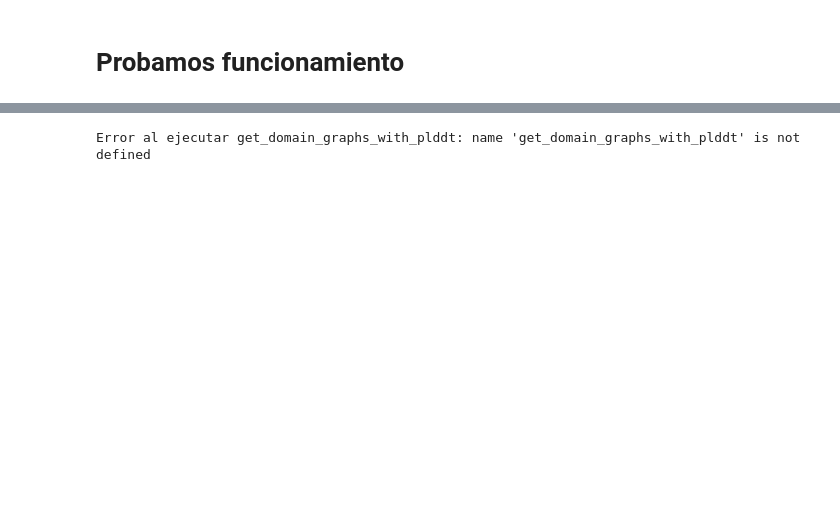
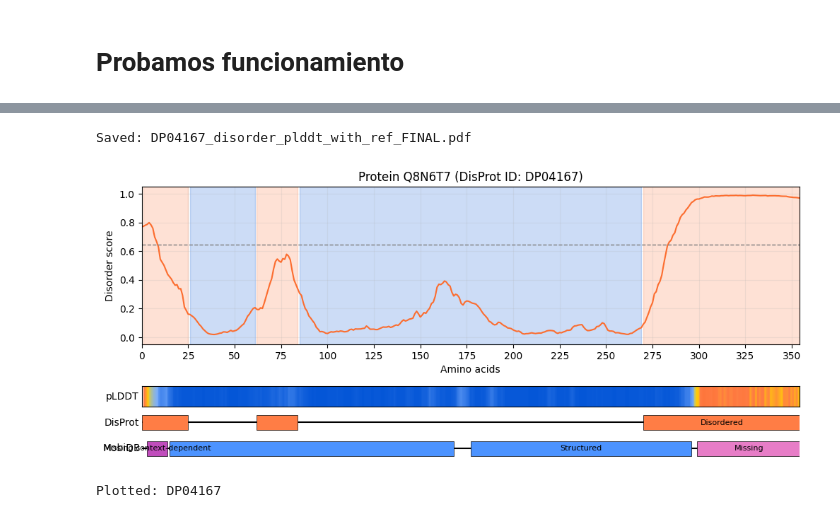
Before and after one commit to sofiaaduarte/emb2dis, a Jupyter notebook: notebooks/plot_disorder-AF.ipynb, the cells around one changed output, grey strips where cells are left out. Cells and saved outputs as stored; diff of their text form; code cells hidden in the pictures; blank space fills up the shorter version.

```diff
--- a/notebooks/plot_disorder-AF.ipynb
+++ b/notebooks/plot_disorder-AF.ipynb
@@ -431,61 +693,46 @@ protein = {
     'uniprot_id': "Q8N6T7"
 }
 
-c = {
-    "missing": "#e377c2ff",
-    "missing_context_dependent": "#C04DBC",
-    "structured": "#0053D6",
-    "disordered": "#FC6D2F"
-}
 
 # Múltiples pistas/paneles de regiones
 custom_region_tracks = [
     {
         "label": "DisProt",
         "regions": [
             (0, 25, c['disordered'], ""),
             (62, 84,c['disordered'], ""),
-            (270, 355,c['disordered'], "DNA binding"),
+            (270, 355,c['disordered'], "Disordered"),
         ]
     },
     {
         "label": "MobiDB",
         "regions": [
-            (3, 14, c['missing_context_dependent'], "CD"),
-            (15, 168, c['structured'], "structured"),
-            (177, 296, c['structured'], "structured"),
-            (299, 355, c['missing'], "missing")
+            (3, 14, c['missing_context_dependent'], "Missing context-dependent"), # missing_context_dependent
+            (15, 168, c['structured'], ""),
+            (177, 296, c['structured'], "Structured"),
+            (299, 355, c['missing'], "Missing")
         ]
-    },
-    {
-        "label": "UniProt",
-        "regions": [
-        ]
-    },
-    {
-        "label": "Pfam",
-        "regions": [
-        ]
-    },
+    }
 ]
 
 
 try:
     get_domain_graphs_with_plddt(protein=protein["disprot_id"],
                                  results_path=results_path,
                                  dataset=dataset,
                                  uniprot_id=protein['uniprot_id'],
                                  title=f"Protein {protein['uniprot_id']} (DisProt ID: DP04167)",
-                                 save_pdf=False,
-                                 output_dir="./disorder_plddt_test_plots",
-                                 threshold=0.5,
-                                 figsize=(12, 5.6),
+                                 save_pdf=True,
+                                 threshold=0.646,
+                                 figsize=(12, 5),
                                  region_tracks=custom_region_tracks
                                  )
 except Exception as e:
     print("Error al ejecutar get_domain_graphs_with_plddt:", e)
 # %% [output]
-Error al ejecutar get_domain_graphs_with_plddt: name 'get_domain_graphs_with_plddt' is not defined
+Saved: DP04167_disorder_plddt_with_ref_FINAL.pdf
+[figure, added]
+Plotted: DP04167
 # %%
 id = "DP04240"
 dataset = 'caid3_3/disorder_pdb'
```
Also changed, not shown: parts of 8 cells of this notebook, 4 other files.
